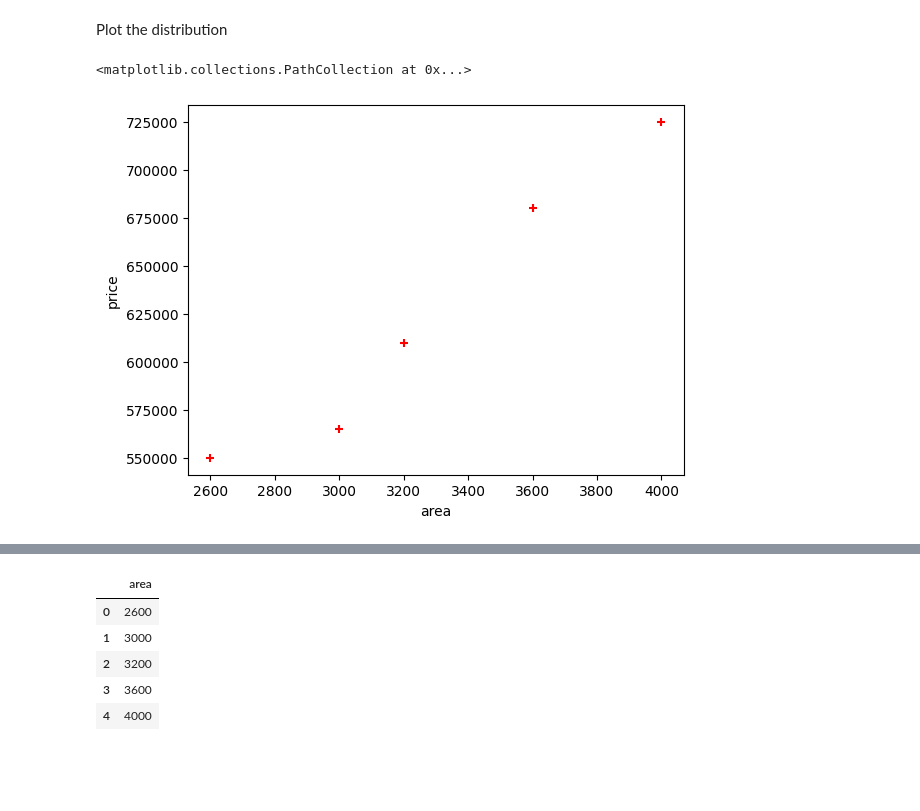
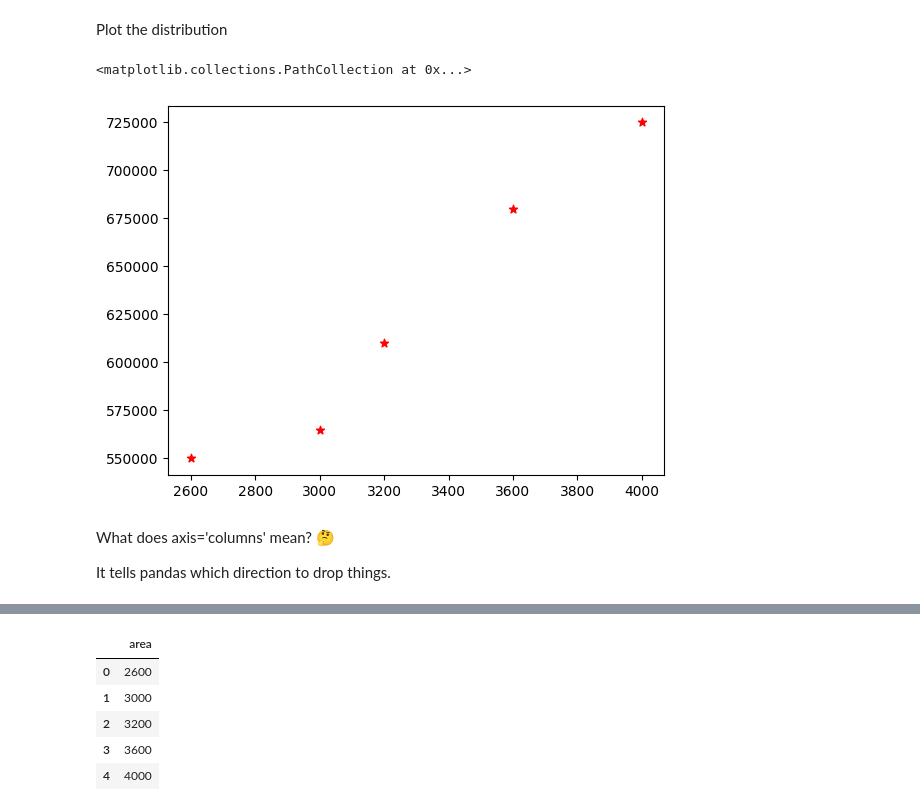
Before and after one commit to ngzhiwei517/Machine_Learning_Self-Learn, a Jupyter notebook: Linear_Regression.ipynb, the cells around one changed output, grey strips where cells are left out. Cells and saved outputs as stored; diff of their text form; code cells hidden in the pictures; blank space fills up the shorter version.

```diff
--- a/Linear_Regression.ipynb
+++ b/Linear_Regression.ipynb
@@ -21,11 +23,12 @@ df
 | 4 | 4000 | 725000 |
 # %% [markdown]
 Plot the distribution
-# %%
-%matplotlib inline
-plt.xlabel('area')
-plt.ylabel('price')
-plt.scatter(df.area,df.price,color='red',marker='+')
-# %% [output]
-<matplotlib.collections.PathCollection at 0x...>
-[figure, removed]
+# %%
+plt.scatter(df.area,df.price,marker='*',color='r')
+# %% [output]
+<matplotlib.collections.PathCollection at 0x...>
+[figure, added]
+# %% [markdown]
+What does axis='columns' mean? 🤔
+
+It tells pandas which direction to drop things.
```
Also changed, not shown: parts of 46 cells of this notebook.
